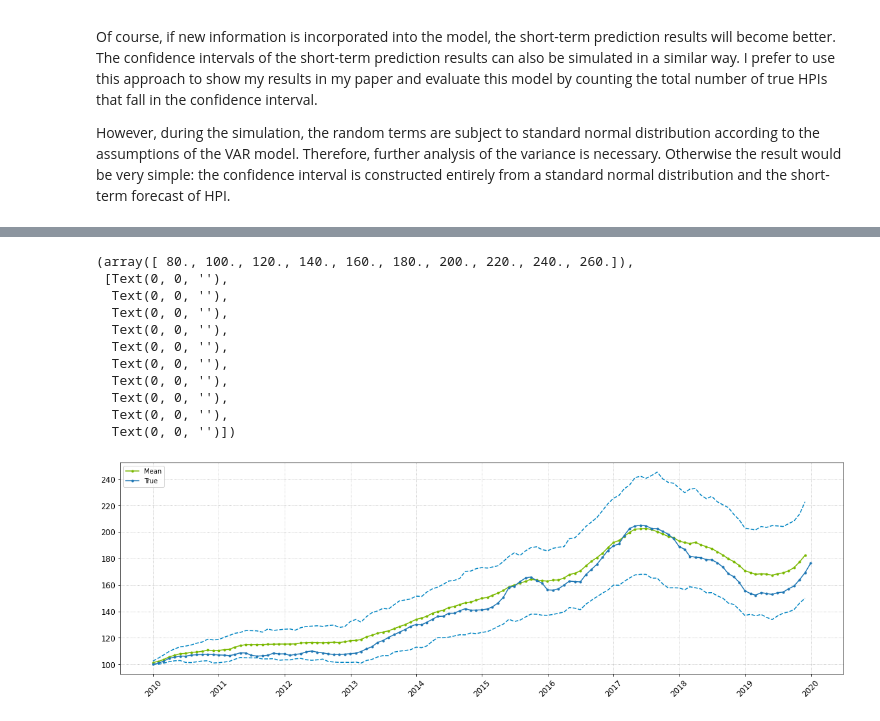
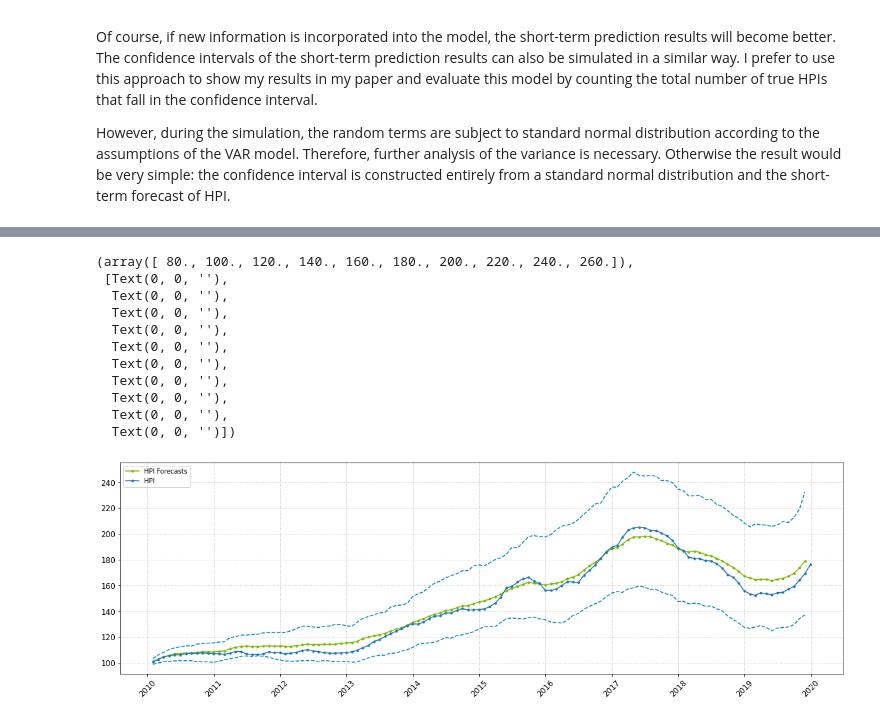
Before and after one commit to LyuLingfeng95/PhDProject1, a Jupyter notebook: Project1_p3(sa4).ipynb, the cells around one changed output, grey strips where cells are left out. Drawn from its saved outputs; the diff is of its cells as text; code cells hidden in the pictures.

```diff
--- a/Project1_p3(sa4).ipynb
+++ b/Project1_p3(sa4).ipynb
@@ -1747,7 +1761,7 @@ import sqlite3
 import numpy as np
 
 
-df = residuals_OLS
+# df = residuals_OLS
 # df.to_html('f.html')
 # nazivFajla='z.pdf'
 # pdf.from_file('f.html', nazivFajla)
@@ -2323,5 +2310,12 @@ Of course, if new information is incorporated into the model, the short-term pre
 
 However, during the simulation, the random terms are subject to standard normal distribution according to the assumptions of the VAR model. Therefore, further analysis of the variance is necessary. Otherwise the result would be very simple: the confidence interval is constructed entirely from a standard normal distribution and the short-term forecast of HPI.
 # %%
-sim_times = 100
+import random
+import numpy as np
+import pandas as pd
+import matplotlib.pyplot as plt
+from datetime import timedelta
+from scipy.signal import savgol_filter
+
+sim_times = 1000
 # %%
@@ -2409,8 +2416,8 @@ df = df5.iloc[:,1:]
 modelsa4 = VAR(df)
 model_fitted_l1 = modelsa4.fit(lag_final)
 df_example = df
-lag_order_l1 = lag_order
-start_point_l1 = start_point
+lag_order_l1 = lag_final
+start_point_l1 = lag_final
 # %%
 
 model_fitted = model_fitted_l1
@@ -2473,7 +2497,7 @@ if len(df["Hedonic Home Value Index"]) > 360:
 
     sim_res_example = pd.DataFrame({} )
     for t in range(0,99):
-        predicted =  DF_simResults_l0.iloc[2:,t]+ DF_simResults_l1.iloc[1:,t]+ result.predict(X)[-121:]
+        predicted =  DF_simResults_l0.iloc[3:,t]+ DF_simResults_l1.iloc[2:,t]+ result.predict(X)[-120:]
         df1 = pd.DataFrame(np.cumsum(predicted.values),columns = ['l012_sim'],index =predicted.index )
         sim_res_example = sim_res_example.join(df1['l012_sim'], how='right', rsuffix = f'_{t}')
         sim_res_example['mean'] =  sim_res_example.mean(axis=1)
@@ -2490,5 +2531,5 @@ df_final = 2**sim_res_example*100
 # %%
-key = '2018'
+
 
 import numpy as np
 import pandas as pd
@@ -2506,35 +2547,35 @@ ax = fig.add_subplot(111)
 
 df1 =  sim_res_example.reset_index()
 x1 = df1['date'].values
-df2 = DataFrameDict_postcode[key].loc[(DataFrameDict_postcode[key]['value_at_date']>'2009-11-30')&(DataFrameDict_postcode[key]['value_at_date']<'2020-01-01')]
+df2 = DataFrameDict_postcode[key].loc[(DataFrameDict_postcode[key]['value_at_date']>'2009-12-31')&(DataFrameDict_postcode[key]['value_at_date']<'2020-01-01')]
 x2= df2['value_at_date'].values
 
 
 
 
-ax.plot(x1,df_final['mean'] , color=color2, marker='.', label='Mean')
+ax.plot(x1,df_final['mean'] , color=color2, marker='.', label='HPI Forecasts')
 ax.plot(x1,df_final['Ubound'], color=color1,ls='--')
 ax.plot(x1, df_final['Lbound'] , color=color1,ls='--')
-ax.plot(x1, df2['Hedonic Home Value Index'] ,marker='.',label = 'True')
+ax.plot(x1, df2['Hedonic Home Value Index'] ,marker='.',label = 'HPI')
 
 
 
 ax.grid(ls=':', color='gray', alpha=0.6)
 
 ax.legend(loc='upper left', fontsize=10)
 
 plt.xticks(rotation=45, fontsize=12)
 plt.yticks(fontsize=12)
 # %% [output]
 (array([ 80., 100., 120., 140., 160., 180., 200., 220., 240., 260.]),
  [Text(0, 0, ''),
   Text(0, 0, ''),
   Text(0, 0, ''),
   Text(0, 0, ''),
   Text(0, 0, ''),
   Text(0, 0, ''),
   Text(0, 0, ''),
   Text(0, 0, ''),
   Text(0, 0, ''),
   Text(0, 0, '')])
-[figure, old version]
+[figure, new version]
```
Also changed, not shown: parts of 23 cells of this notebook.
